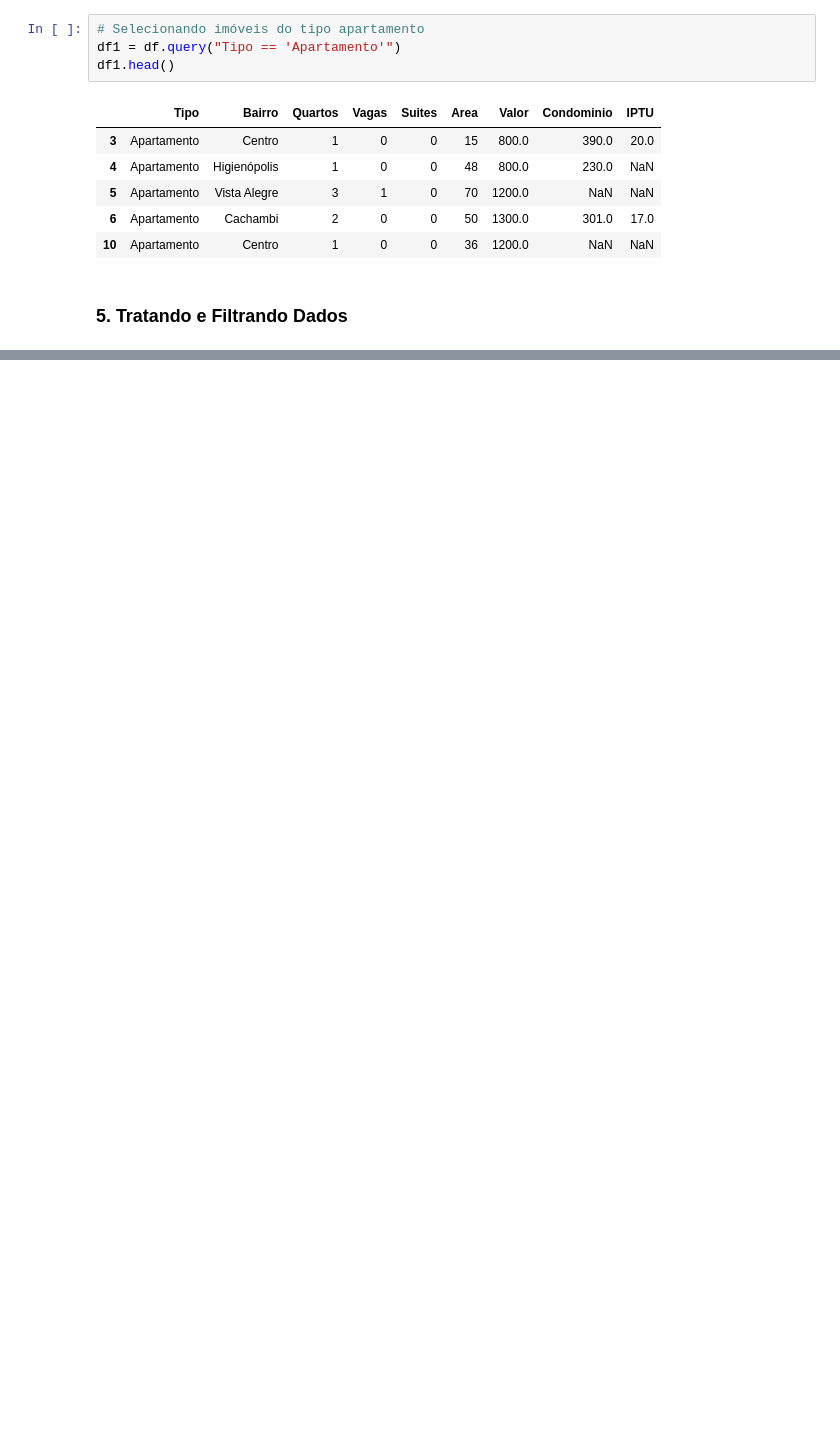
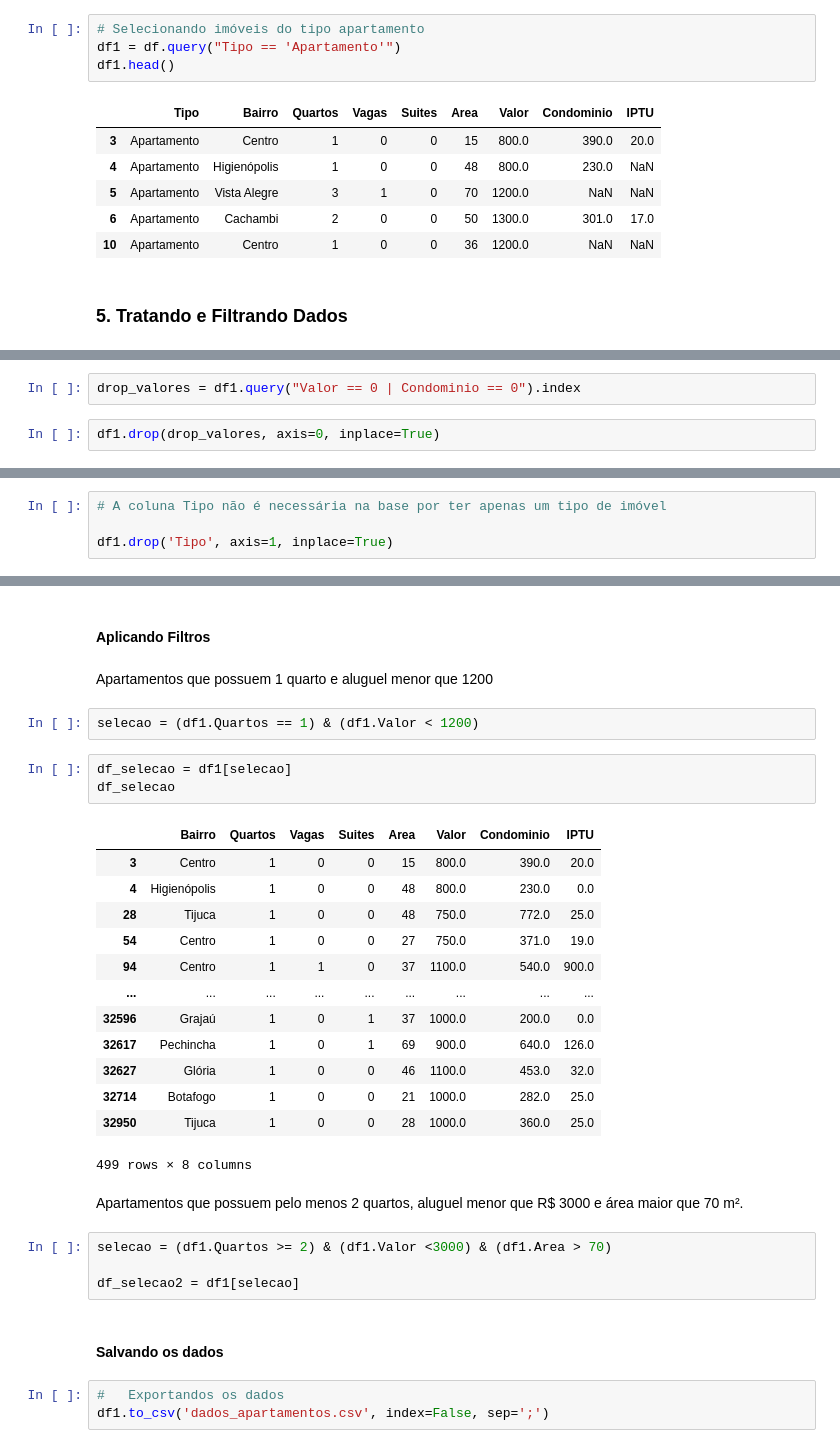
Before and after one commit to rodrigoceezar/curso_pandas_alura, a Jupyter notebook: analise_imoveis.ipynb, the cells around one changed output, grey strips where cells are left out. Drawn from its saved outputs; the diff is of its cells as text; blank space fills up the shorter version.

Commit message:
finalizado etapa de manipulacao de dados

```diff
--- a/analise_imoveis.ipynb
+++ b/analise_imoveis.ipynb
@@ -214,0 +253,4 @@ df1.head()
+# %%
+drop_valores = df1.query("Valor == 0 | Condominio == 0").index
+# %%
+df1.drop(drop_valores, axis=0, inplace=True)
@@ -214,0 +271,4 @@ df1.head()
+# %%
+# A coluna Tipo não é necessária na base por ter apenas um tipo de imóvel
+
+df1.drop('Tipo', axis=1, inplace=True)
@@ -214,0 +284,34 @@ df1.head()
+# %% [markdown]
+#### Aplicando Filtros
+# %% [markdown]
+Apartamentos que possuem 1 quarto e aluguel menor que 1200
+# %%
+selecao = (df1.Quartos == 1) & (df1.Valor < 1200)
+# %%
+df_selecao = df1[selecao]
+df_selecao
+# %% [output]
+|  | Bairro | Quartos | Vagas | Suites | Area | Valor | Condominio | IPTU |
+| 3 | Centro | 1 | 0 | 0 | 15 | 800.0 | 390.0 | 20.0 |
+| 4 | Higienópolis | 1 | 0 | 0 | 48 | 800.0 | 230.0 | 0.0 |
+| 28 | Tijuca | 1 | 0 | 0 | 48 | 750.0 | 772.0 | 25.0 |
+| 54 | Centro | 1 | 0 | 0 | 27 | 750.0 | 371.0 | 19.0 |
+| 94 | Centro | 1 | 1 | 0 | 37 | 1100.0 | 540.0 | 900.0 |
+| ... | ... | ... | ... | ... | ... | ... | ... | ... |
+| 32596 | Grajaú | 1 | 0 | 1 | 37 | 1000.0 | 200.0 | 0.0 |
+| 32617 | Pechincha | 1 | 0 | 1 | 69 | 900.0 | 640.0 | 126.0 |
+| 32627 | Glória | 1 | 0 | 0 | 46 | 1100.0 | 453.0 | 32.0 |
+| 32714 | Botafogo | 1 | 0 | 0 | 21 | 1000.0 | 282.0 | 25.0 |
+| 32950 | Tijuca | 1 | 0 | 0 | 28 | 1000.0 | 360.0 | 25.0 |
+499 rows × 8 columns
+# %% [markdown]
+Apartamentos que possuem pelo menos 2 quartos, aluguel menor que R$ 3000 e área maior que 70 m².
+# %%
+selecao = (df1.Quartos >= 2) & (df1.Valor <3000) & (df1.Area > 70)
+
+df_selecao2 = df1[selecao]
+# %% [markdown]
+#### Salvando os dados
+# %%
+#   Exportandos os dados
+df1.to_csv('dados_apartamentos.csv', index=False, sep=';')
```
Also changed, not shown: parts of 26 cells of this notebook, 2 other files.
